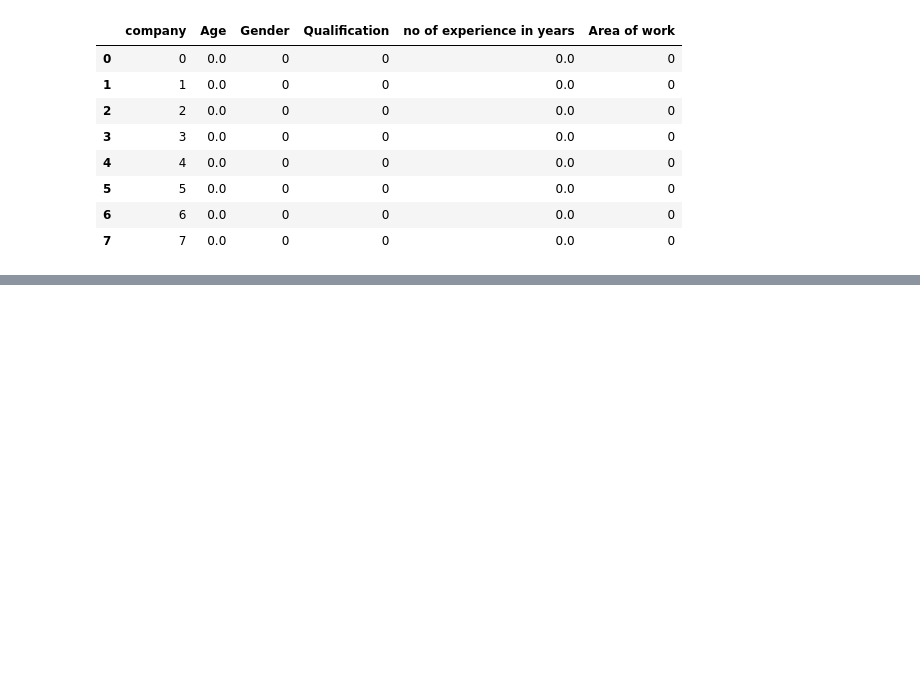
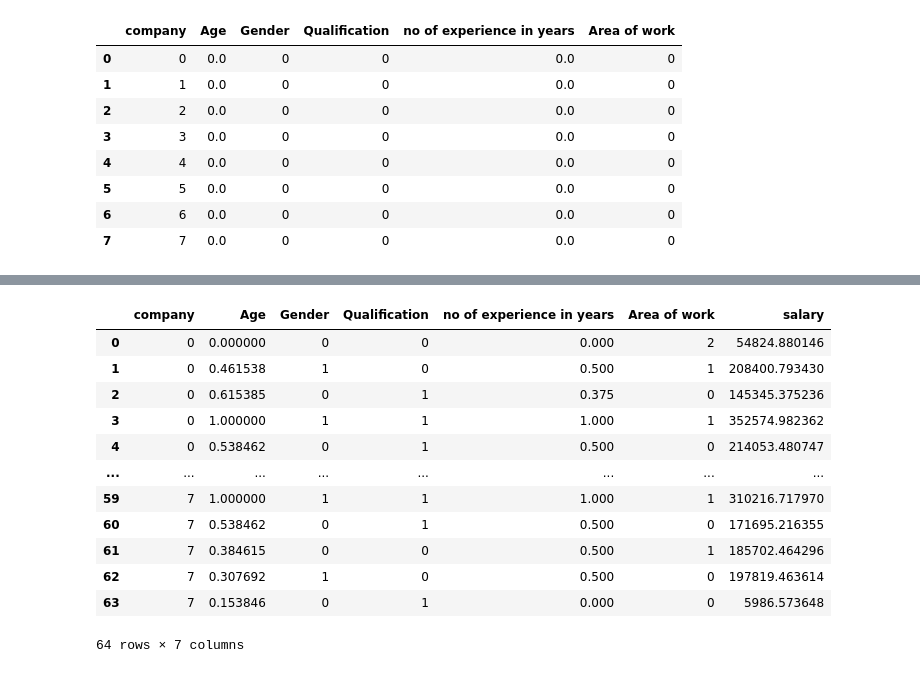
Before and after one commit to abphilip-vit/College8, a Jupyter notebook: T4/T4.ipynb, the cells around one changed output, grey strips where cells are left out. Cells and saved outputs as stored; diff of their text form; code cells hidden in the pictures; blank space fills up the shorter version.

```diff
--- a/T4/T4.ipynb
+++ b/T4/T4.ipynb
@@ -127,0 +308,5 @@ p2 = model.predict(allen2)
+# %%
+allen3['company'] = f9['company']
+allen3['Area of work'] = f10['Area of work']
+allen3['Gender'] = f11['Gender']
+allen3['Qualification'] = f12['Qualification']
@@ -127,0 +315,4 @@ p2 = model.predict(allen2)
+# %%
+ms = MinMaxScaler()
+columns = ['Age ','no of experience in years']
+allen3[columns] = ms.fit_transform(allen3[columns])
@@ -127,0 +321,4 @@ p2 = model.predict(allen2)
+# %%
+allen3 = allen3.drop(['S.No','person','salary package per month'],axis=1)
+allen3 = allen3[['company','Age ','Gender','Qualification','no of experience in years','Area of work']]
+allen3.head(64)
@@ -127,0 +339,19 @@ p2 = model.predict(allen2)
+# %%
+p3 = model.predict(allen3)
+# %%
+allen3['salary'] = p3
+allen3.head(64)
+# %% [output]
+|  | company | Age | Gender | Qualification | no of experience in years | Area of work | salary |
+| 0 | 0 | 0.000000 | 0 | 0 | 0.000 | 2 | 54824.880146 |
+| 1 | 0 | 0.461538 | 1 | 0 | 0.500 | 1 | 208400.793430 |
+| 2 | 0 | 0.615385 | 0 | 1 | 0.375 | 0 | 145345.375236 |
+| 3 | 0 | 1.000000 | 1 | 1 | 1.000 | 1 | 352574.982362 |
+| 4 | 0 | 0.538462 | 0 | 1 | 0.500 | 0 | 214053.480747 |
+| ... | ... | ... | ... | ... | ... | ... | ... |
+| 59 | 7 | 1.000000 | 1 | 1 | 1.000 | 1 | 310216.717970 |
+| 60 | 7 | 0.538462 | 0 | 1 | 0.500 | 0 | 171695.216355 |
+| 61 | 7 | 0.384615 | 0 | 0 | 0.500 | 1 | 185702.464296 |
+| 62 | 7 | 0.307692 | 1 | 0 | 0.500 | 0 | 197819.463614 |
+| 63 | 7 | 0.153846 | 0 | 1 | 0.000 | 0 | 5986.573648 |
+64 rows × 7 columns
```
Also changed, not shown: parts of 60 cells of this notebook.
